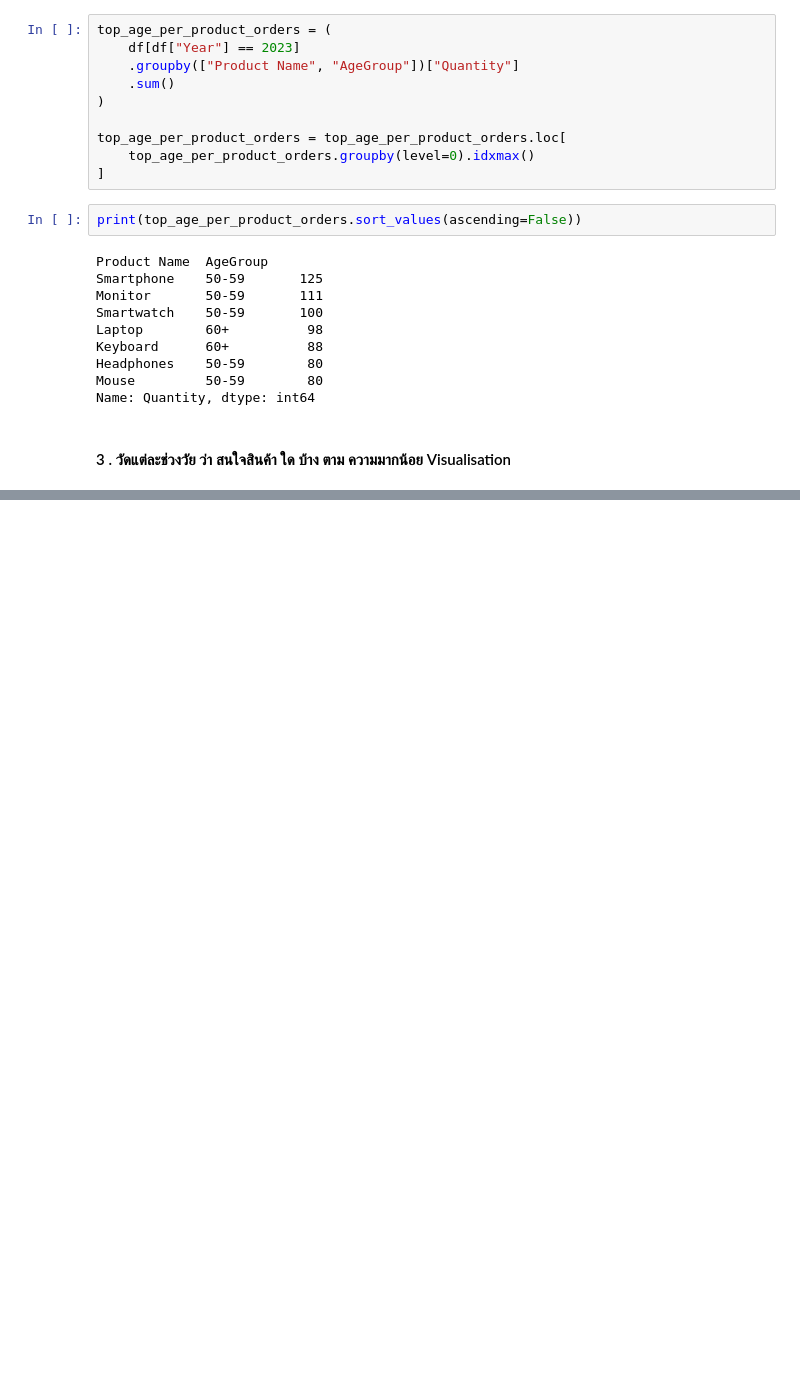
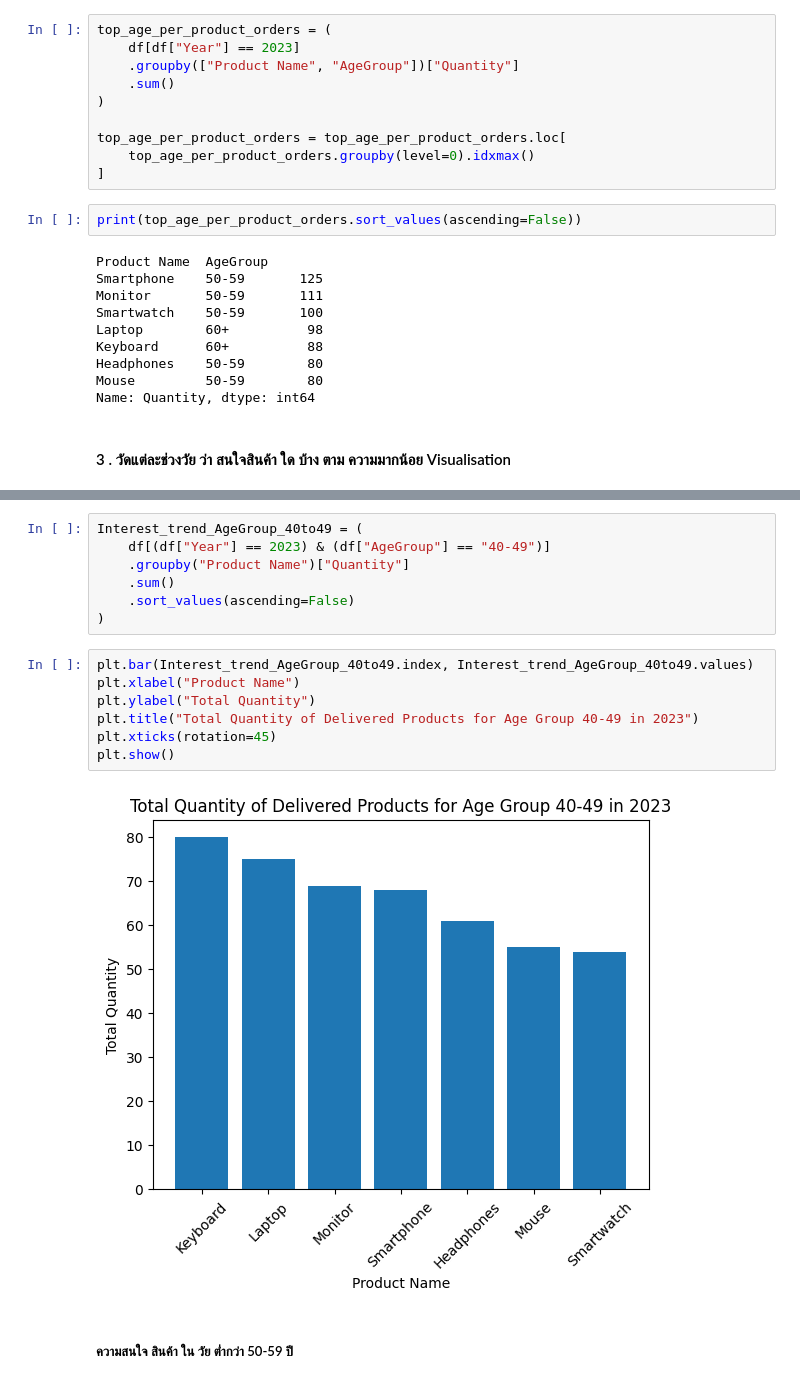
Before and after one commit to ppts2545/E-commerce-Sales-and-Customer-Insights-Dataset, a Jupyter notebook: notebooks/07_Top Product per AgeGroup.ipynb, the cells around one changed output, grey strips where cells are left out. Drawn from its saved outputs; the diff is of its cells as text; blank space fills up the shorter version.

```diff
--- a/notebooks/07_Top Product per AgeGroup.ipynb
+++ b/notebooks/07_Top Product per AgeGroup.ipynb
@@ -58,0 +119,18 @@ Name: Quantity, dtype: int64
+# %%
+Interest_trend_AgeGroup_40to49 = (
+    df[(df["Year"] == 2023) & (df["AgeGroup"] == "40-49")]
+    .groupby("Product Name")["Quantity"]
+    .sum()
+    .sort_values(ascending=False)
+)
+# %%
+plt.bar(Interest_trend_AgeGroup_40to49.index, Interest_trend_AgeGroup_40to49.values)
+plt.xlabel("Product Name")
+plt.ylabel("Total Quantity")
+plt.title("Total Quantity of Delivered Products for Age Group 40-49 in 2023")
+plt.xticks(rotation=45)
+plt.show()
+# %% [output]
+[figure, added]
+# %% [markdown]
+##### ความสนใจ สินค้า ใน วัย ตํ่ากว่า 50-59 ปี
```
Also changed, not shown: parts of 21 cells of this notebook, 4 other files.
